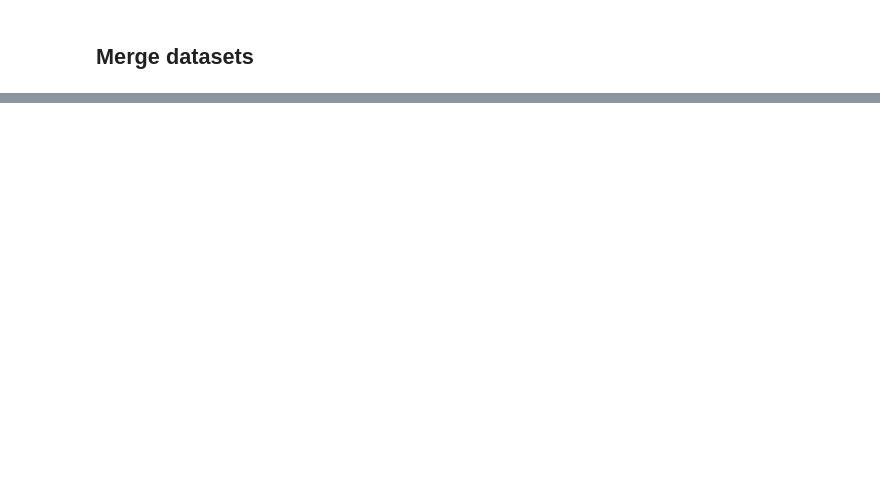
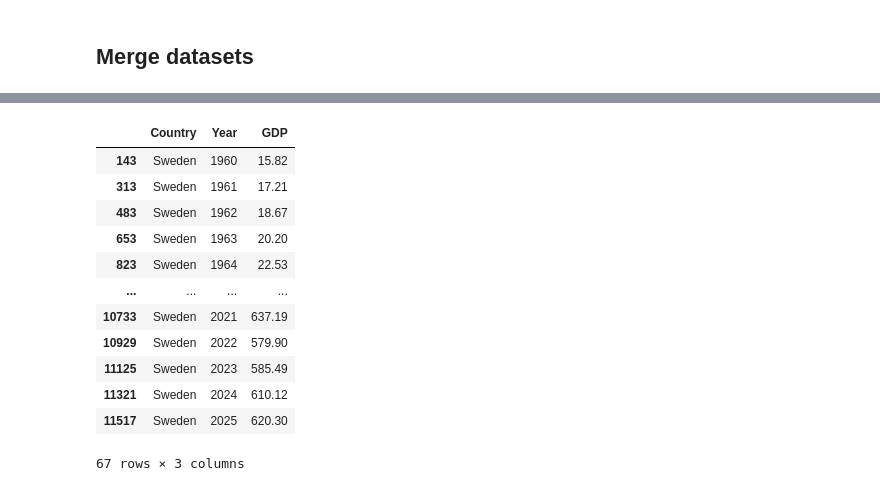
Before and after one commit to Nickeniklas/gdp-data-pipeline, a Jupyter notebook: 01_preprocessing.ipynb, the cells around one changed output, grey strips where cells are left out. Drawn from its saved outputs; the diff is of its cells as text; code cells hidden in the pictures; blank space fills up the shorter version.

```diff
--- a/01_preprocessing.ipynb
+++ b/01_preprocessing.ipynb
@@ -163,0 +207,17 @@ visualizations
+# %%
+# finland data
+full_data[full_data['Country'] == 'Sweden']
+# %% [output]
+|  | Country | Year | GDP |
+| 143 | Sweden | 1960 | 15.82 |
+| 313 | Sweden | 1961 | 17.21 |
+| 483 | Sweden | 1962 | 18.67 |
+| 653 | Sweden | 1963 | 20.20 |
+| 823 | Sweden | 1964 | 22.53 |
+| ... | ... | ... | ... |
+| 10733 | Sweden | 2021 | 637.19 |
+| 10929 | Sweden | 2022 | 579.90 |
+| 11125 | Sweden | 2023 | 585.49 |
+| 11321 | Sweden | 2024 | 610.12 |
+| 11517 | Sweden | 2025 | 620.30 |
+67 rows × 3 columns
```
Also changed, not shown: parts of 11 cells of this notebook.
